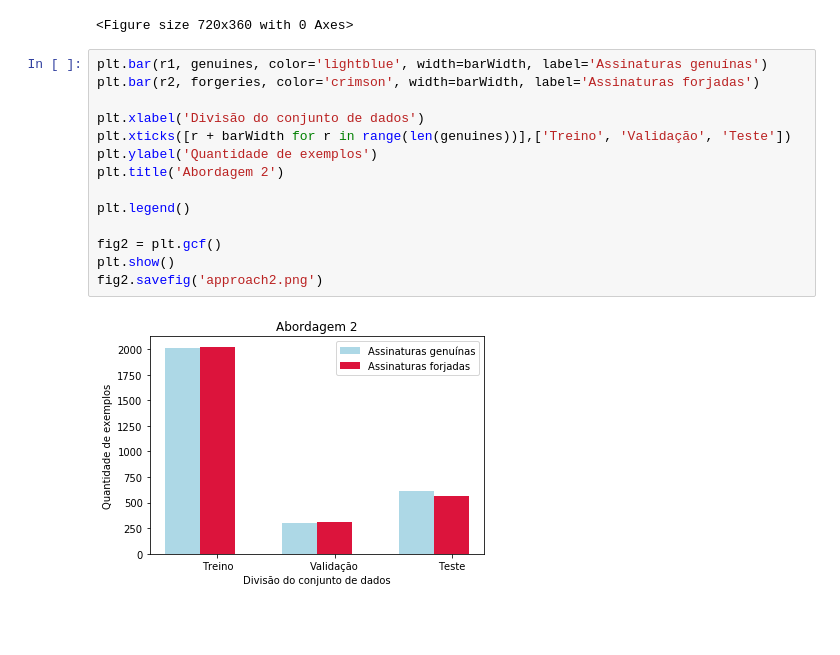
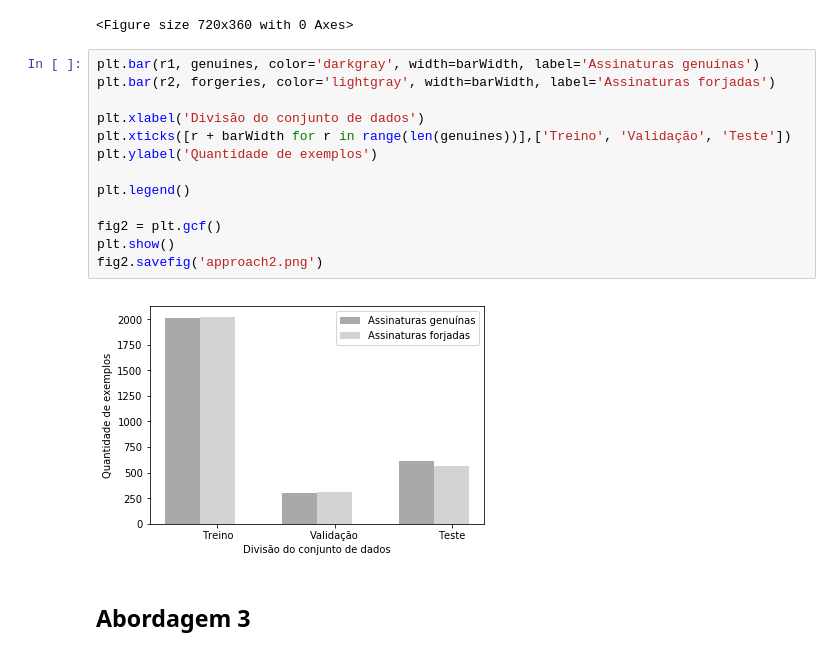
Before and after one commit to wenneton/marcos-tcc, a Jupyter notebook: notebooks/gerador-graficos.ipynb, the cells around one changed output. Drawn from its saved outputs; the diff is of its cells as text; blank space fills up the shorter version.

```diff
--- a/notebooks/gerador-graficos.ipynb
+++ b/notebooks/gerador-graficos.ipynb
@@ -83,18 +82,19 @@ r2 = [x + barWidth for x in r1]
 # %% [output]
 <Figure size 720x360 with 0 Axes>
 # %%
-plt.bar(r1, genuines, color='lightblue', width=barWidth, label='Assinaturas genuínas')
-plt.bar(r2, forgeries, color='crimson', width=barWidth, label='Assinaturas forjadas')
+plt.bar(r1, genuines, color='darkgray', width=barWidth, label='Assinaturas genuínas')
+plt.bar(r2, forgeries, color='lightgray', width=barWidth, label='Assinaturas forjadas')
 
 plt.xlabel('Divisão do conjunto de dados')
 plt.xticks([r + barWidth for r in range(len(genuines))],['Treino', 'Validação', 'Teste'])
 plt.ylabel('Quantidade de exemplos')
-plt.title('Abordagem 2')
 
 plt.legend()
 
 fig2 = plt.gcf()
 plt.show()
 fig2.savefig('approach2.png')
 # %% [output]
-[figure, old version]
+[figure, new version]
+# %% [markdown]
+## Abordagem 3
```
Also changed, not shown: parts of 4 cells of this notebook, 16 other files.
